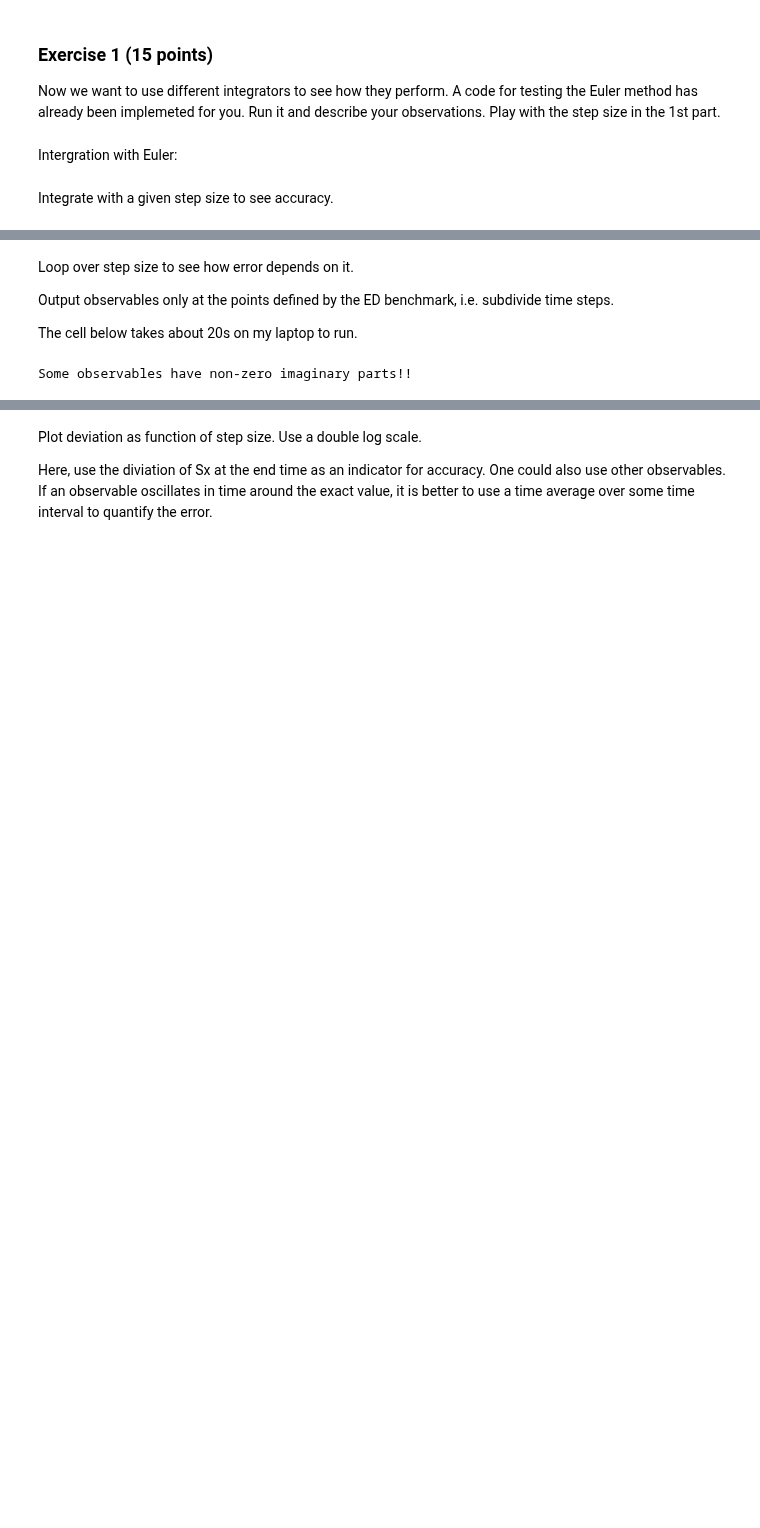
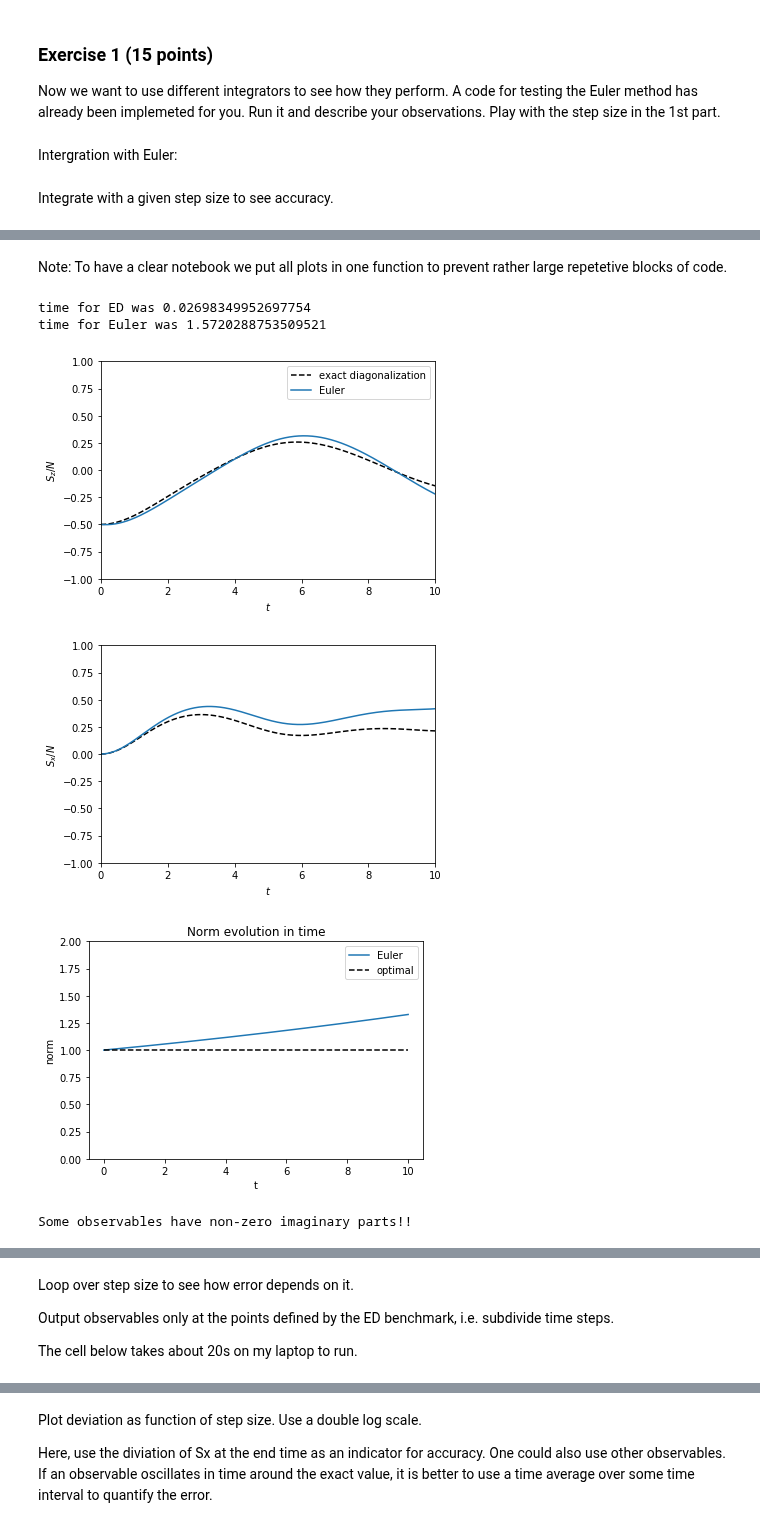
Before and after one commit to ml4cdeca/ComputationalQuantumDynamics, a Jupyter notebook: blatt5/exercise5.ipynb, the cells around one changed output, grey strips where cells are left out. Saved outputs shown, nothing was run; the diff lists cells and outputs as text; code cells hidden in the pictures; blank space fills up the shorter version.

```diff
--- a/blatt5/exercise5.ipynb
+++ b/blatt5/exercise5.ipynb
@@ -167,0 +57,9 @@ time for Euler was 0.32779788970947266
+# %%
+def Euler_step(y,Hmat,dt):
+    return y - 1j*dt*Hmat @ y
+def Runge_Kutta2(y,Hmat,dt):
+    return y - 1j*dt*Hmat @ y - dt**2*1/2*(Hmat@Hmat)@y
+def two_step_method(Psin,Psin1,Hmat,dt):
+    return - 2j*dt*Hmat @ Psin +Psin1
+# %% [markdown]
+Note: To have a clear notebook we put all plots in one function to prevent rather large repetetive blocks of code.
@@ -167,0 +340,9 @@ time for Euler was 0.32779788970947266
+# %%
+operation(20,0.002,Euler_step)
+# %% [output]
+time for ED was 0.02698349952697754
+time for Euler was 1.5720288753509521
+[figure, added]
+[figure, added]
+[figure, added]
+Some observables have non-zero imaginary parts!!
@@ -171,57 +356,3 @@ Loop over step size to see how error depends on it.
 Output observables only at the points defined by the ED benchmark, i.e. subdivide time steps.
 
 The cell below takes about 20s on my laptop to run.
-# %%
-dtout = tvecED[1]-tvecED[0]
-
-# in each iteration, divide the step size by some factor
-red_factor = 2 # must be integer in this implementation
-n_red_step = 11
-
-deviations = 1j*np.zeros((n_red_step,3,len(tvecED))) # store only the deviations between numerical integration and ED.
-
-dt = dtout
-nsteps_per_dtout = 1
-
-step_sizes = np.zeros((n_red_step)) # vector of time step sizes to try.
-
-# decrease the time step in each iteration
-for istepize in range(n_red_step):
-
-    step_sizes[istepize] = dt
-
-    # initialize
-    Psit=ini
-
-    #initial values of observables
-    Szval = Psit.conj().T @ Sz @ Psit
-    Sxval = Psit.conj().T @ Sx @ Psit
-    norm = np.sqrt(Psit.conj().T @ Psit)
-    deviations[istepize,0,0] = Szval - observablesED[0,0]
-    deviations[istepize,1,0] = Sxval - observablesED[1,0]
-    deviations[istepize,2,0] = norm - 1
-
-    # propagation
-    for i in range(1,len(tvecED)):
-        # proparagte to next output time
-        for k in range(nsteps_per_dtout):
-            Psit = Euler_step(Psit, Hmat, dt)
-        # record deviations
-        Szval = Psit.conj().T @ Sz @ Psit
-        Sxval = Psit.conj().T @ Sx @ Psit
-        norm = np.sqrt(Psit.conj().T @ Psit)
-        deviations[istepize,0,i] = Szval - observablesED[0,i]
-        deviations[istepize,1,i] = Sxval - observablesED[1,i]
-        deviations[istepize,2,i] = norm - 1
-
-    # reduce time step
-    dt = dt/red_factor
-    nsteps_per_dtout = nsteps_per_dtout*red_factor
-
-
-if np.max(deviations.imag) > 0.001:
-    print("Some observables have non-zero imaginary parts!!")
-
-deviations = np.abs(deviations)
-# %% [output]
-Some observables have non-zero imaginary parts!!
```
Also changed, not shown: parts of 18 cells of this notebook.
